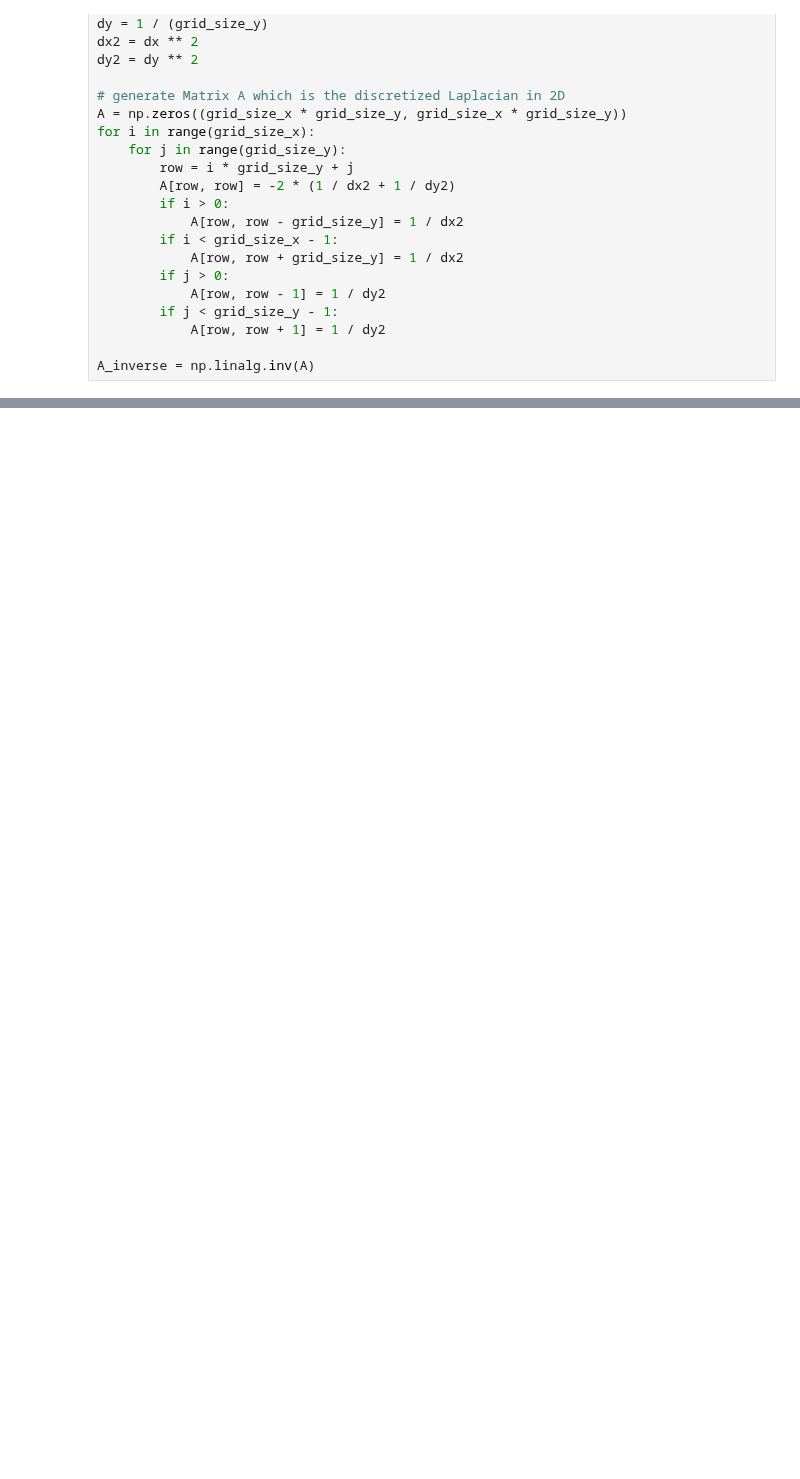
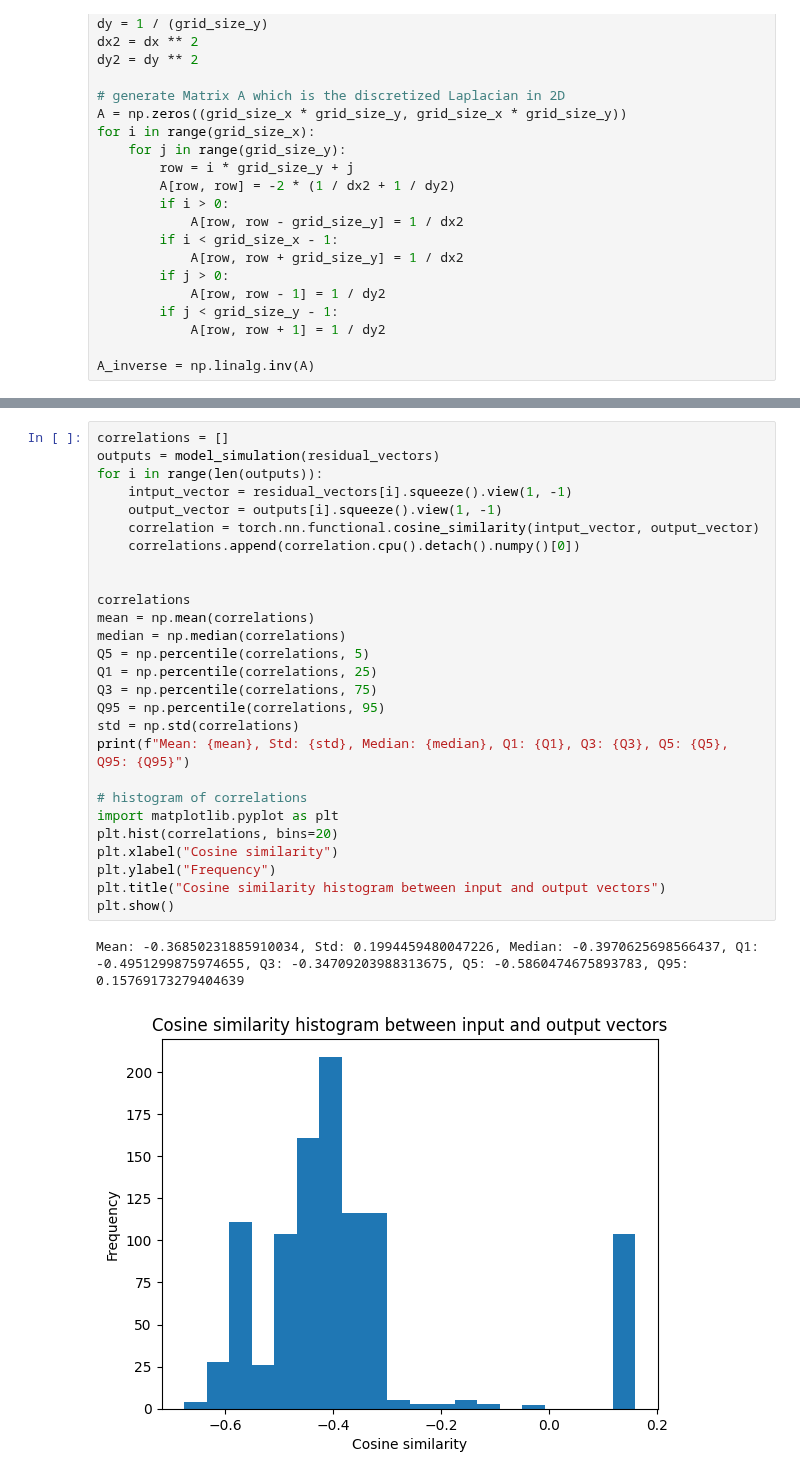
Before and after one commit to glaand/bachelor-thesis, a Jupyter notebook: ml/notebooks/pearson.ipynb, the cells around one changed output, grey strips where cells are left out. Drawn from its saved outputs; the diff is of its cells as text; blank space fills up the shorter version.

```diff
--- a/ml/notebooks/pearson.ipynb
+++ b/ml/notebooks/pearson.ipynb
@@ -83,3 +74,33 @@ A_inverse = np.linalg.inv(A)
+# %%
+correlations = []
+outputs = model_simulation(residual_vectors)
+for i in range(len(outputs)):
+    intput_vector = residual_vectors[i].squeeze().view(1, -1)
+    output_vector = outputs[i].squeeze().view(1, -1)
+    correlation = torch.nn.functional.cosine_similarity(intput_vector, output_vector)
+    correlations.append(correlation.cpu().detach().numpy()[0])
+
+
+correlations
+mean = np.mean(correlations)
+median = np.median(correlations)
+Q5 = np.percentile(correlations, 5)
+Q1 = np.percentile(correlations, 25)
+Q3 = np.percentile(correlations, 75)
+Q95 = np.percentile(correlations, 95)
+std = np.std(correlations)
+print(f"Mean: {mean}, Std: {std}, Median: {median}, Q1: {Q1}, Q3: {Q3}, Q5: {Q5}, Q95: {Q95}")
+
+# histogram of correlations
+import matplotlib.pyplot as plt
+plt.hist(correlations, bins=20)
+plt.xlabel("Cosine similarity")
+plt.ylabel("Frequency")
+plt.title("Cosine similarity histogram between input and output vectors")
+plt.show()
+# %% [output]
+Mean: -0.36850231885910034, Std: 0.1994459480047226, Median: -0.3970625698566437, Q1: -0.4951299875974655, Q3: -0.34709203988313675, Q5: -0.5860474675893783, Q95: 0.15769173279404639
+[figure, added]
 # %%
 correlations = []
 input_vectors = []
```
Also changed, not shown: parts of 13 cells of this notebook, 40 other files.
